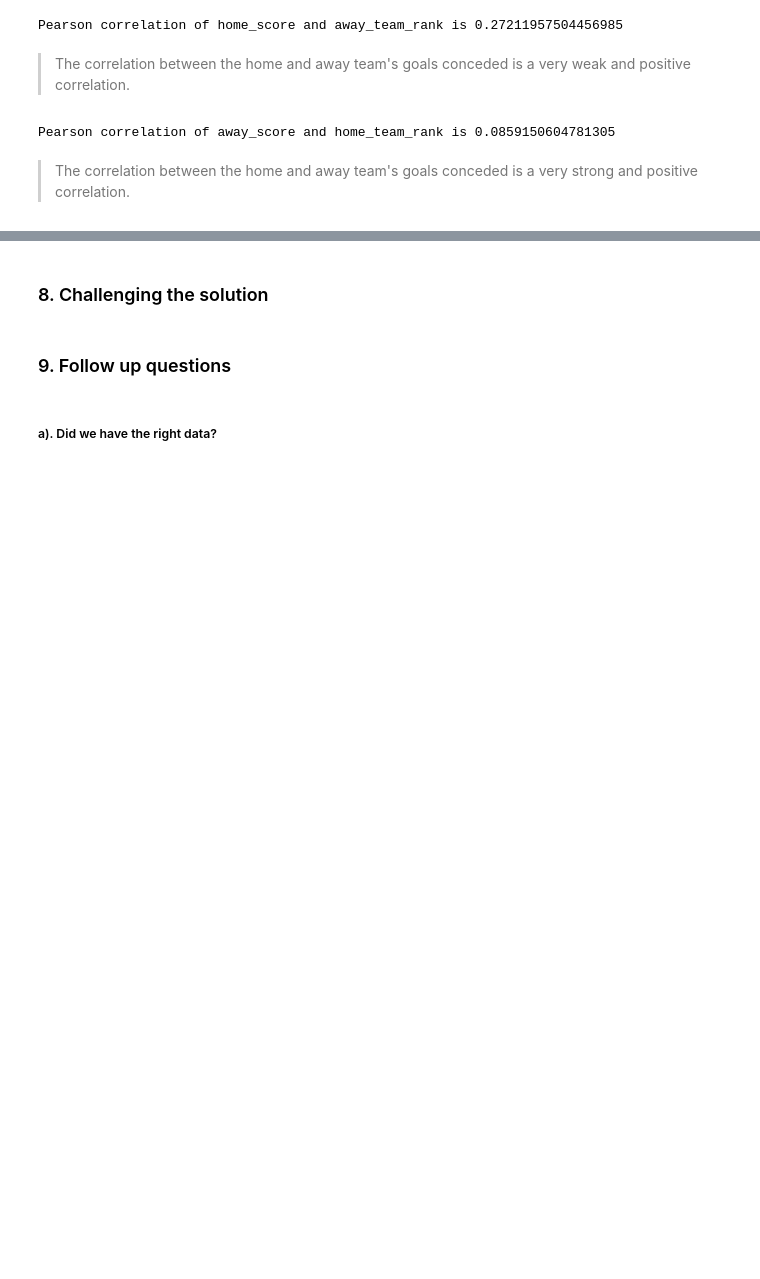
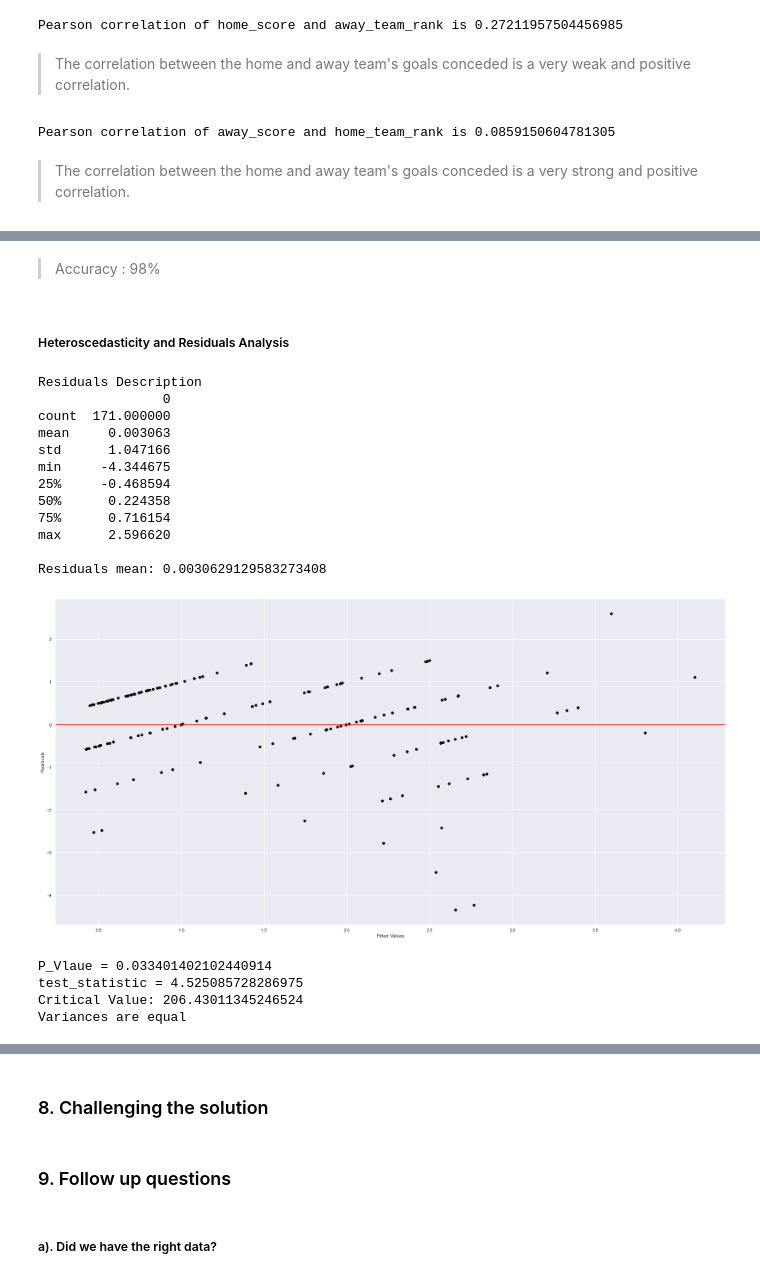
Before and after one commit to stogaja/Python-ML-Projects, a Jupyter notebook: Football_Prediction/football_prediction.ipynb, the cells around one changed output, grey strips where cells are left out. Cells and saved outputs as stored; diff of their text form; code cells hidden in the pictures; blank space fills up the shorter version.

```diff
--- a/Football_Prediction/football_prediction.ipynb
+++ b/Football_Prediction/football_prediction.ipynb
@@ -620,0 +712,13 @@ Pearson correlation of away_score and home_team_rank is 0.0859150604781305
+# %%
+# let's select categorical columns in the dataframe
+categorical_df = list(merged_copy.select_dtypes(include=['object']).columns)
+
+# let's see the unique values in each categorical column
+for i in categorical_df:
+    print(f'{i} : {len(merged_copy[i].unique())}')
+
+print('==================================================')
+
+# let's select numerical columns in the dataframe
+numerical_df = list(merged_copy.select_dtypes(include=['float64', 'int64']).columns)
+numerical_df
@@ -620,0 +738,4 @@ Pearson correlation of away_score and home_team_rank is 0.0859150604781305
+# %%
+# let's apply label encoding to categorical columns
+merged_copy[categorical_df] = merged_copy[categorical_df].apply(LabelEncoder().fit_transform)
+merged_copy.head()
@@ -620,0 +939,18 @@ Pearson correlation of away_score and home_team_rank is 0.0859150604781305
+# %%
+# let's declare our x and y trains and tests to be used in the model
+# Home team
+X1 = merged_copy.drop('home_score', axis = 1).values
+y1 = merged_copy.home_score.values.reshape(-1,1)
+
+# Away team
+X2 = merged_copy.drop('away_score', axis = 1).values
+y2 = merged_copy.away_score.values.reshape(-1,1)
+
+# result prediction
+X3 = merged_copy.drop('results', axis = 1).values
+y3 = merged_copy.results.values.reshape(-1,1)
+# %%
+# train test splits
+X1_train, X1_test, y1_train, y1_test = train_test_split(X1, y1, test_size = 0.2, random_state = 0)
+X2_train, X2_test, y2_train, y2_test = train_test_split(X2, y2, test_size = 0.2, random_state = 0)
+X3_train, X3_test, y3_train, y3_test = train_test_split(X3, y3, test_size = 0.2, random_state = 0)
@@ -620,0 +1026,25 @@ Pearson correlation of away_score and home_team_rank is 0.0859150604781305
+# %% [markdown]
+> Accuracy : 98%
+# %% [markdown]
+##### Heteroscedasticity and Residuals Analysis
+# %%
+# for the home team
+Residuals_Heteroskedasticity_LDA(2, X1_train, X1_test, y1_train, y1_test, 2)
+# %% [output]
+Residuals Description
+                0
+count  171.000000
+mean     0.003063
+std      1.047166
+min     -4.344675
+25%     -0.468594
+50%      0.224358
+75%      0.716154
+max      2.596620
+
+Residuals mean: 0.0030629129583273408
+[figure, added]
+P_Vlaue = 0.033401402102440914
+test_statistic = 4.525085728286975
+Critical Value: 206.43011345246524
+Variances are equal
```
Also changed, not shown: parts of 34 cells of this notebook.
